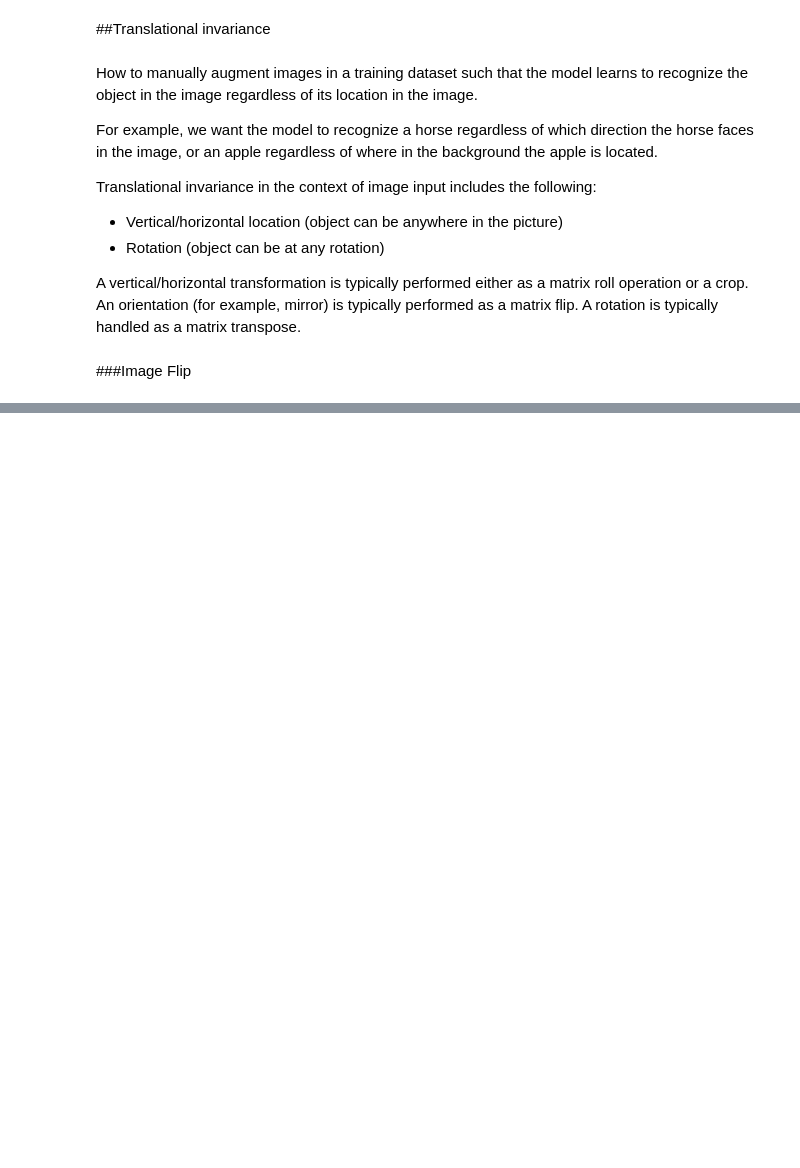
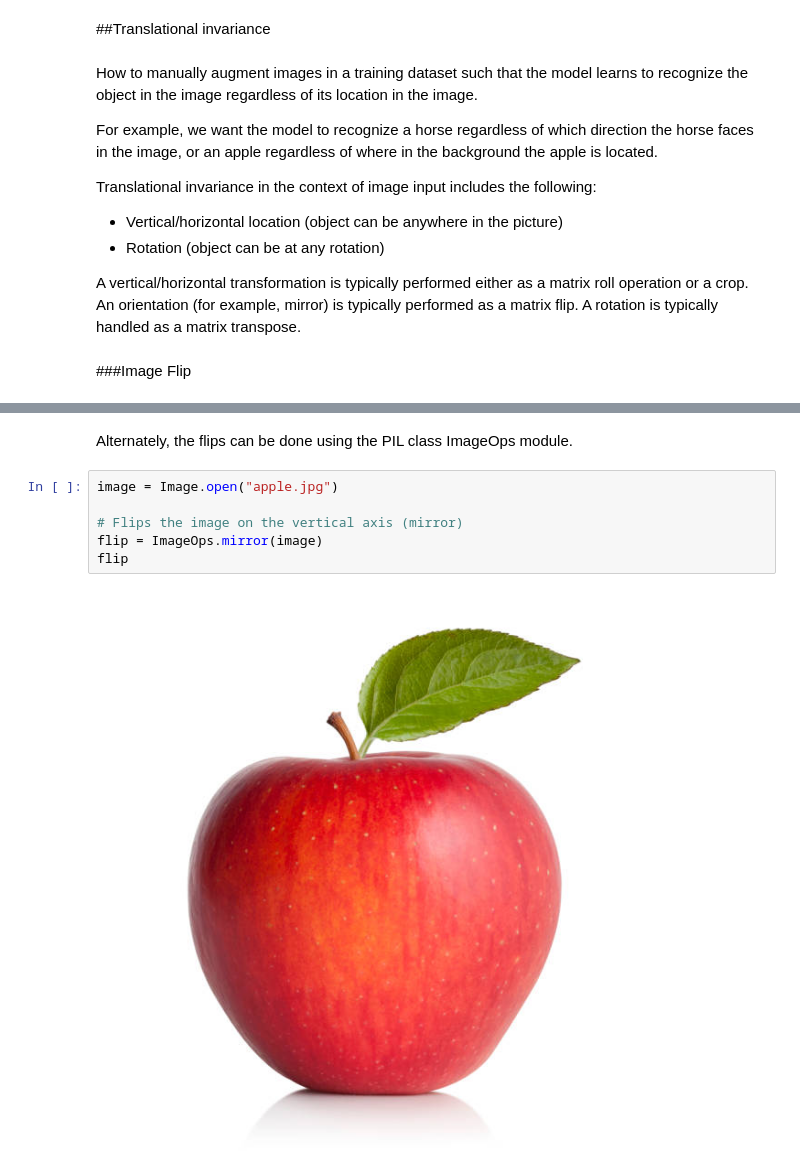
Before and after one commit to rahiakela/computer-vision-research-and-practice, a Jupyter notebook: deep-learning-patterns-and-practices/4-training-fundamentals/invariance_fundamentals.ipynb, the cells around one changed output, grey strips where cells are left out. Saved outputs shown, nothing was run; the diff lists cells and outputs as text; blank space fills up the shorter version.

```diff
--- a/deep-learning-patterns-and-practices/4-training-fundamentals/invariance_fundamentals.ipynb
+++ b/deep-learning-patterns-and-practices/4-training-fundamentals/invariance_fundamentals.ipynb
@@ -82,0 +103,10 @@ Let’s start by showing how to flip an image by using the popular imaging libra
+# %% [markdown]
+Alternately, the flips can be done using the PIL class ImageOps module.
+# %%
+image = Image.open("apple.jpg")
+
+# Flips the image on the vertical axis (mirror)
+flip = ImageOps.mirror(image)
+flip
+# %% [output]
+[figure, added]
```
Also changed, not shown: parts of 14 cells of this notebook.
